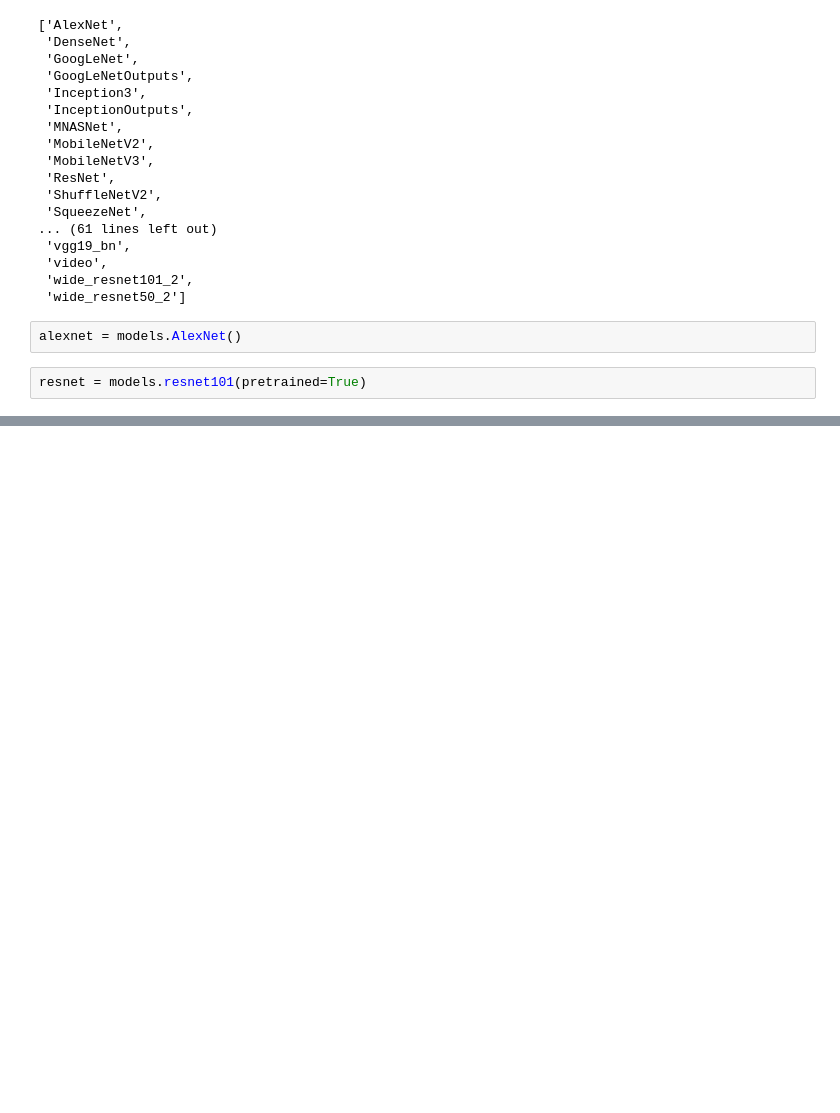
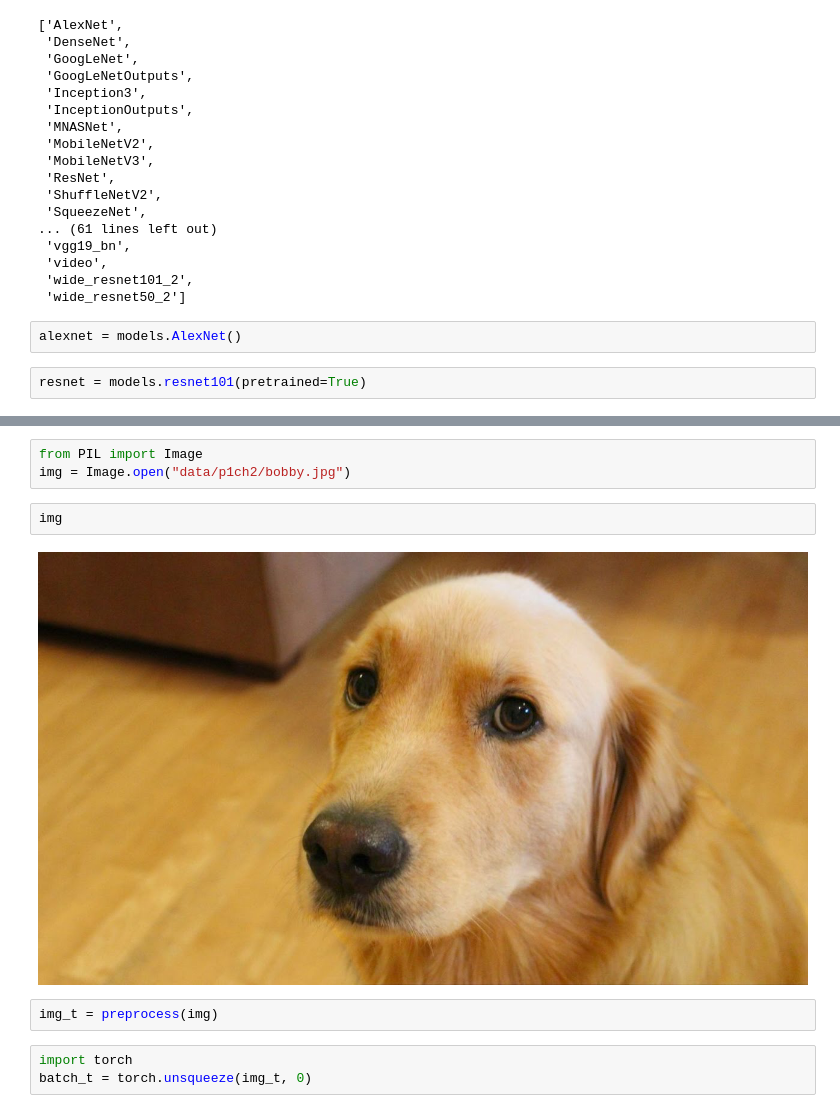
Before and after one commit to kicom95/Deep-Learning, a Jupyter notebook: Chap_2_obtaining_a_pretrained_network_for_image_recognition.ipynb, the cells around one changed output, grey strips where cells are left out. Cells and saved outputs as stored; diff of their text form; blank space fills up the shorter version.

```diff
--- a/Chap_2_obtaining_a_pretrained_network_for_image_recognition.ipynb
+++ b/Chap_2_obtaining_a_pretrained_network_for_image_recognition.ipynb
@@ -28,0 +59,12 @@ resnet = models.resnet101(pretrained=True)
+# %%
+from PIL import Image
+img = Image.open("data/p1ch2/bobby.jpg")
+# %%
+img
+# %% [output]
+[figure, added]
+# %%
+img_t = preprocess(img)
+# %%
+import torch
+batch_t = torch.unsqueeze(img_t, 0)
```
Also changed, not shown: parts of 8 cells of this notebook.
